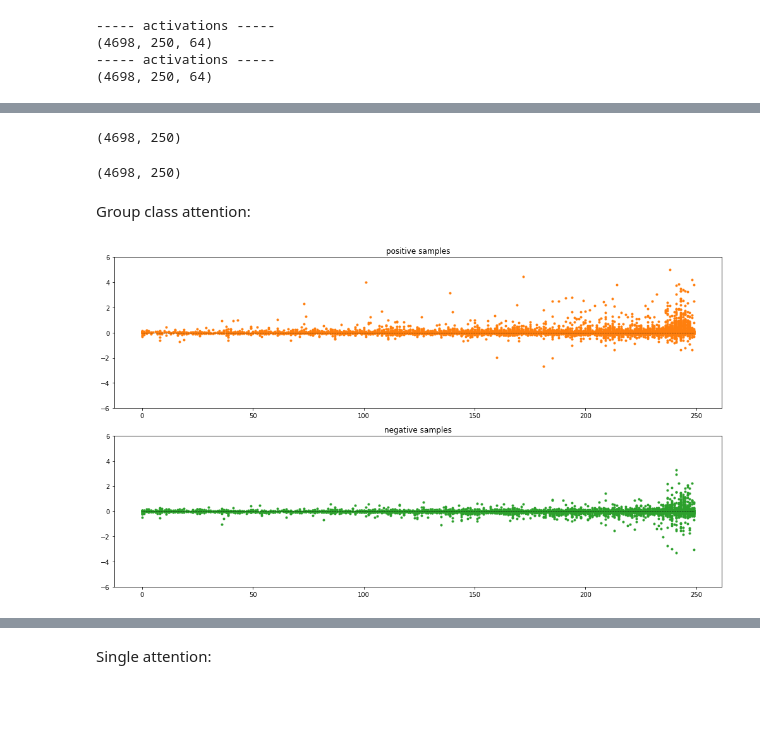
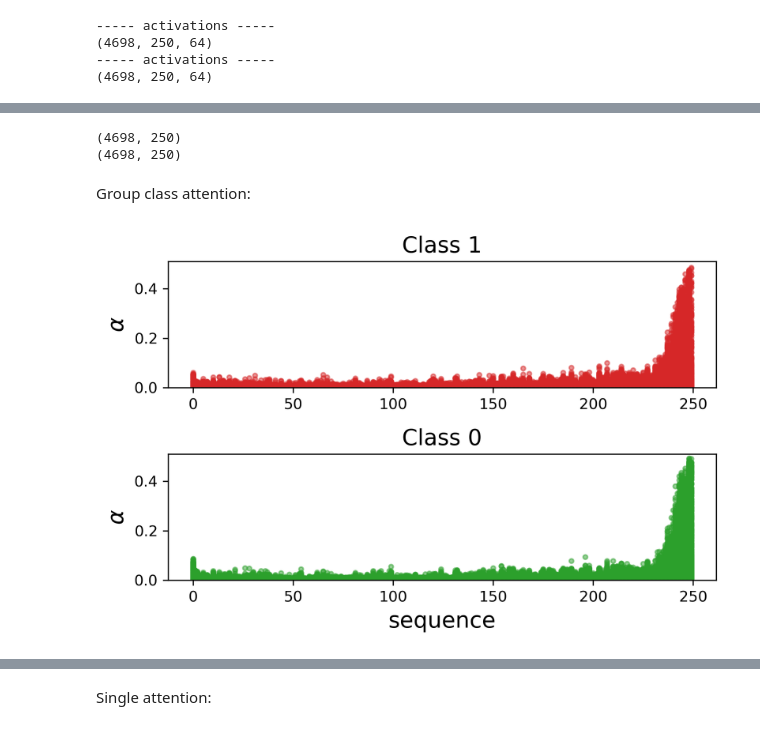
Before and after one commit to samuelefiorini/tangle, a Jupyter notebook: notebooks/models/attention_viz.ipynb, the cells around one changed output, grey strips where cells are left out. Saved outputs shown, nothing was run; the diff lists cells and outputs as text; code cells hidden in the pictures; blank space fills up the shorter version.

```diff
--- a/notebooks/models/attention_viz.ipynb
+++ b/notebooks/models/attention_viz.ipynb
@@ -23,8 +25,11 @@ dataset = utils.load_data_labels(datafile, labelsfile)
 padded_mbs_seq, padded_timespan_seq, tokenizer = utils.tokenize(dataset)
 maxlen = padded_mbs_seq.shape[1]
 
+cvk = 3 # cv iteration selected
+
+
 # Split in training, validation, test sets
 tr_set, v_set, ts_set = utils.train_validation_test_split(
     [padded_mbs_seq, padded_timespan_seq], dataset['Class'],
-    test_size=0.4, validation_size=0.1,
-    verbose=False)
+    test_size=0.4, validation_size=0.1, random_state0=cvk, random_state1=2*cvk,
+    verbose=True)
@@ -36,12 +44,12 @@ model = mbs_model.build_tangle(mbs_input_shape=(maxlen,),
                                vocabulary_size=2774,
                                embedding_size=50,
                                recurrent_units=32,
-                               dense_units=32,
+                               dense_units=128,
                                attention_units=128,
                                bidirectional=True,
                                LSTMLayer=LSTM)
 
-model.load_weights('model.h5')
+model.load_weights('../../../cv_results/GloVe_init/2_proposed/tangle_gloveinit{}_weights.h5'.format(cvk))
 # %% [markdown]
 # Visualize the attention weights
 # %%
@@ -66,11 +72,11 @@ print(w.shape)
 # %%
-# avg_alpha = np.mean(alpha, axis=-1).squeeze()
+avg_alpha = np.mean(alpha, axis=-1).squeeze()
+print(avg_alpha.shape)
 avg_omega = np.mean(omega, axis=-1).squeeze()
-avg_omega.shape
+print(avg_omega.shape)
 # %% [output]
 (4698, 250)
+(4698, 250)
 # %%
-c = w * avg_omega
-print(c.shape)
+# c = w * avg_omega
+# print(c.shape)
-# %% [output]
-(4698, 250)
@@ -80,32 +83,40 @@ pos = np.where(D[1] == 1)[0]
 # %% [markdown]
 Group class attention:
 # %%
-def zero_to_nan(row, p=75):
-    out = np.array(row)
-    _idx = np.where(np.abs(row) < np.percentile(np.abs(row), p))[0]
-    out[_idx] = float('nan')
-    return out
+neg = np.where(D[1] == 0)[0] # global var used inside plot_attention
+pos = np.where(D[1] == 1)[0] # global var used inside plot_attention
 
+# def zero_to_nan(row, p=75):
+#     out = np.array(row)
+#     _idx = np.where(np.abs(row) < np.percentile(np.abs(row), p))[0]
+#     out[_idx] = float('nan')
+#     return out
 
-xaxis = np.arange(avg_omega.shape[1])
+def plot_attention(c, xaxis, label, ylim):
+    plt.figure(dpi=300)
+    plt.subplot(2,1,1)
+    for i in pos:
+        plt.plot(xaxis, c[i, :].T, '.', color='C3', alpha=0.5)
+    plt.plot(xaxis, np.zeros_like(xaxis), '--', color='k', linewidth=0.5)
+    plt.ylim(ylim)
+    plt.title('Class 1', fontsize=15)
+    plt.ylabel(r'$\{}$'.format(label), fontsize=15)
 
-plt.figure(figsize=(14, 8))
-plt.subplot(2,1,1)
-for i in pos[:100]:
-    plt.plot(xaxis, zero_to_nan(c[i, :].T), '.', color='C1')
-plt.plot(xaxis, np.zeros_like(xaxis), '--', color='k', linewidth=0.5)
-# plt.xlim([150, 250])
-plt.ylim([-6, 6])
-plt.title('positive samples')
+    plt.subplot(2,1,2)
+    for i in neg:
+        plt.plot(xaxis, c[i, :].T, '.', color='C2', alpha=0.5)
+    plt.plot(xaxis, np.zeros_like(xaxis), '--', color='k', linewidth=0.5)
+    plt.ylim(ylim)
+    plt.title('Class 0', fontsize=15)
+    plt.xlabel('sequence', fontsize=15)
+    plt.ylabel(r'$\{}$'.format(label), fontsize=15)
 
-plt.subplot(2,1,2)
-for i in neg[:100]:
-    plt.plot(xaxis, zero_to_nan(c[i, :].T), '.', color='C2')
-plt.plot(xaxis, np.zeros_like(xaxis), '--', color='k', linewidth=0.5)
-# plt.xlim([150, 250])
-plt.ylim([-6, 6])
-plt.title('negative samples')
+    plt.tight_layout()
 
-plt.tight_layout();
+    return plt
-# %% [output]
-[figure, removed]
+# %%
+plot_attention(avg_alpha, np.arange(avg_alpha.shape[1]), "alpha", [0, 0.51]);
+plt.savefig('figures/alphas_k={}.png'.format(cvk))
+plt.savefig('figures/alphas_k={}.tiff'.format(cvk))
+# %% [output]
+[figure, added]
```
Also changed, not shown: parts of 16 cells of this notebook, 5 other files.
